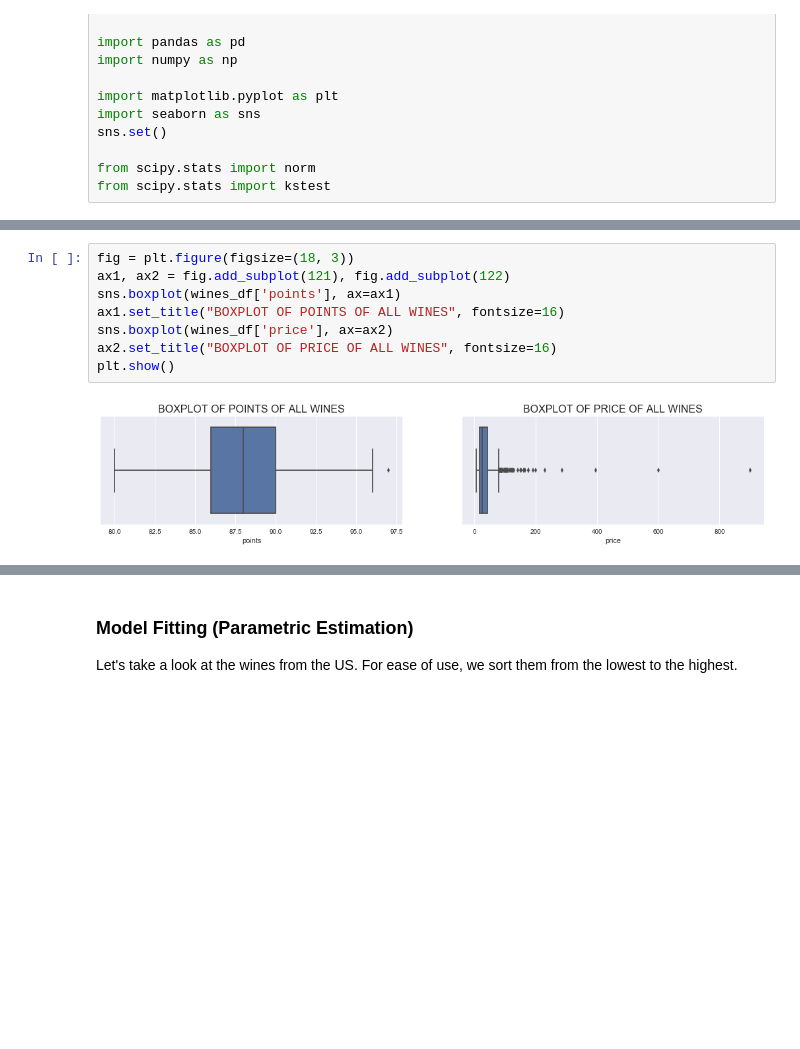
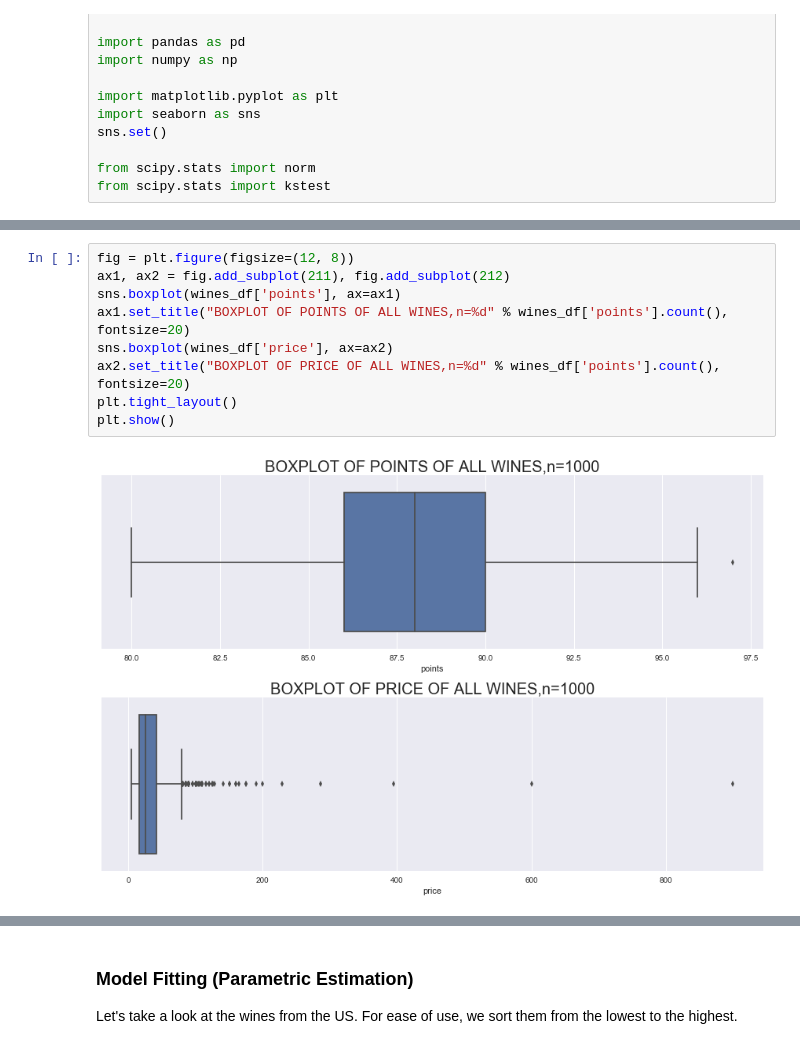
Before and after one commit to bryanblackbee/ds-learning-journey, a Jupyter notebook: jupyter_notebook/probability-and-statistics/studies/in-progress/wines.ipynb, the cells around one changed output, grey strips where cells are left out. Cells and saved outputs as stored; diff of their text form; blank space fills up the shorter version.

Commit message:
editting of curves

```diff
--- a/jupyter_notebook/probability-and-statistics/studies/in-progress/wines.ipynb
+++ b/jupyter_notebook/probability-and-statistics/studies/in-progress/wines.ipynb
@@ -32,13 +32,14 @@ print(wines_df[['variety', 'country', 'points', 'price']].sample(3))
 # %%
-fig = plt.figure(figsize=(18, 3))
-ax1, ax2 = fig.add_subplot(121), fig.add_subplot(122)
+fig = plt.figure(figsize=(12, 8))
+ax1, ax2 = fig.add_subplot(211), fig.add_subplot(212)
 sns.boxplot(wines_df['points'], ax=ax1)
-ax1.set_title("BOXPLOT OF POINTS OF ALL WINES", fontsize=16)
+ax1.set_title("BOXPLOT OF POINTS OF ALL WINES,n=%d" % wines_df['points'].count(), fontsize=20)
 sns.boxplot(wines_df['price'], ax=ax2)
-ax2.set_title("BOXPLOT OF PRICE OF ALL WINES", fontsize=16)
+ax2.set_title("BOXPLOT OF PRICE OF ALL WINES,n=%d" % wines_df['points'].count(), fontsize=20)
+plt.tight_layout()
 plt.show()
 # %% [output]
-[figure, old version]
+[figure, new version]
 # %%
 # Find top 5 wine producing countries.
 top_countries = wines_df.groupby('country').size().reset_index(name='n').sort_values('n', ascending=False)[:5]['country'].tolist()
```
Also changed, not shown: parts of 12 cells of this notebook.
